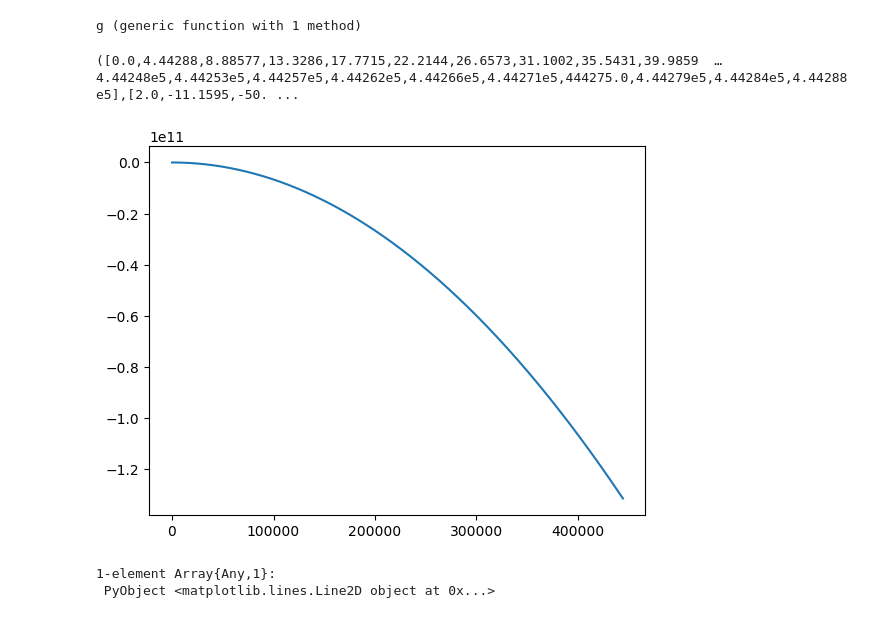
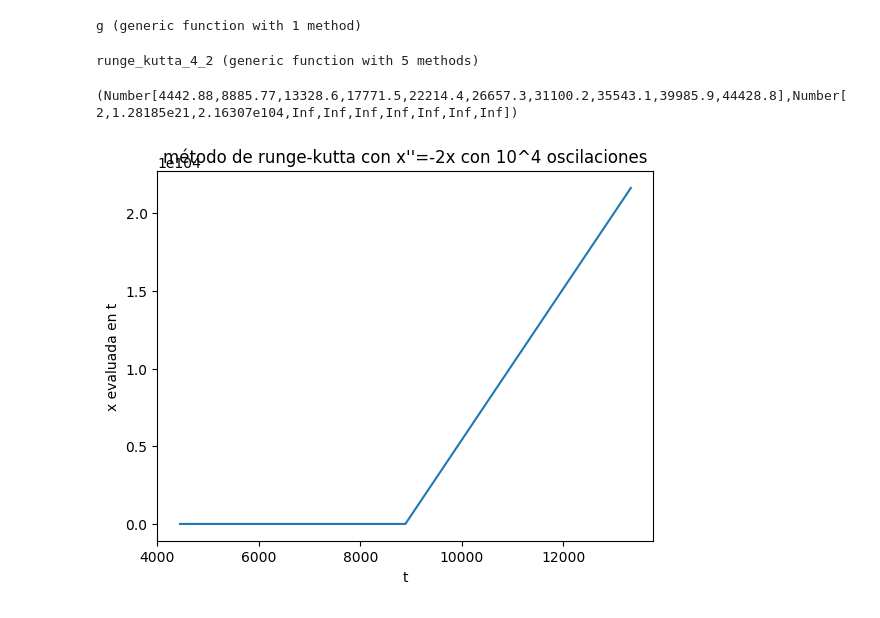
Before and after one commit to lbenet/2017-2_TSFisComputacional-1, a Jupyter notebook: tareas/Carlos/Tarea6.ipynb, the cells around one changed output. Saved outputs shown, nothing was run; the diff lists cells and outputs as text; code cells hidden in the pictures.

```diff
--- a/tareas/Carlos/Tarea6.ipynb
+++ b/tareas/Carlos/Tarea6.ipynb
@@ -136,13 +110,46 @@ runge_kutta_4_2 (generic function with 1 method)
 g(x,t)=-2x
 # %% [output]
 g (generic function with 1 method)
-# %%
-(t,x)=runge_kutta_4_2(g,0,2,0,100000)
-# %% [output]
-([0.0,4.44288,8.88577,13.3286,17.7715,22.2144,26.6573,31.1002,35.5431,39.9859  …  4.44248e5,4.44253e5,4.44257e5,4.44262e5,4.44266e5,4.44271e5,444275.0,4.44279e5,4.44284e5,4.44288e5],[2.0,-11.1595,-50. ...
-# %%
-plot(t,x)
-# %% [output]
-[figure, removed]
-1-element Array{Any,1}:
- PyObject <matplotlib.lines.Line2D object at 0x...>
+# %%
+function runge_kutta_4_2(f,x_0=2,y_0=0,t_f=1,n=1000)
+    t_0=0
+    h=(t_f-t_0)/(n)
+    t=zeros(Number,n)
+    x=zeros(Number,length(t))
+    y=zeros(Number,length(t))
+
+    for i in 1:n
+        t[i]=i*h
+    end
+    x[1]=x_0
+    y[1]=y_0
+    a(t,x,y)=y
+    b(t,x,y)=f(t,x)
+    for i in 1:length(t)-1
+        k1=a(t[i],x[i],y[i])
+        l1=b(t[i],x[i],y[i])
+        k2=a((t[i]+((1/2)*h)),x[i]+((1/2)*(k1)*h),y[i]+((1/2)*(l1)*h))
+        l2=b((t[i]+((1/2)*h)),x[i]+((1/2)*(k1)*h),y[i]+((1/2)*(l1)*h))
+        k3=a((t[i]+((1/2)*h)),x[i]+((1/2)*(k2)*h),y[i]+((1/2)*(l2)*h))
+        l3=b((t[i]+((1/2)*h)),x[i]+((1/2)*(k2)*h),y[i]+((1/2)*(l2)*h))
+        k4=a((t[i]+h),(x[i]+h*(k3)),(y[i]+h*(l3)))
+        l4=b((t[i]+h),(x[i]+h*(k3)),(y[i]+h*(l3)))
+        x[i+1]=x[i]+(1/6)*(h)*(k1+(2*k2)+(2*k3)+k4)
+        y[i+1]=y[i]+(1/6)*(h)*(l1+(2*l2)+(2*l3)+l4)
+    end
+    return t,x
+end
+# %% [output]
+runge_kutta_4_2 (generic function with 5 methods)
+# %%
+RK2=runge_kutta_4_2(f,2,0,(10^4)*(2*pi/(sqrt(2))),10)
+# %% [output]
+(Number[4442.88,8885.77,13328.6,17771.5,22214.4,26657.3,31100.2,35543.1,39985.9,44428.8],Number[2,1.28185e21,2.16307e104,Inf,Inf,Inf,Inf,Inf,Inf,Inf])
+# %%
+plot(RK2[1],RK2[2])
+title("método de runge-kutta con x''=-2x con 10^4 oscilaciones")
+xlabel("t")
+ylabel("x evaluada en t")
+show()
+# %% [output]
+[figure, added]
```
Also changed, not shown: parts of 8 cells of this notebook.
